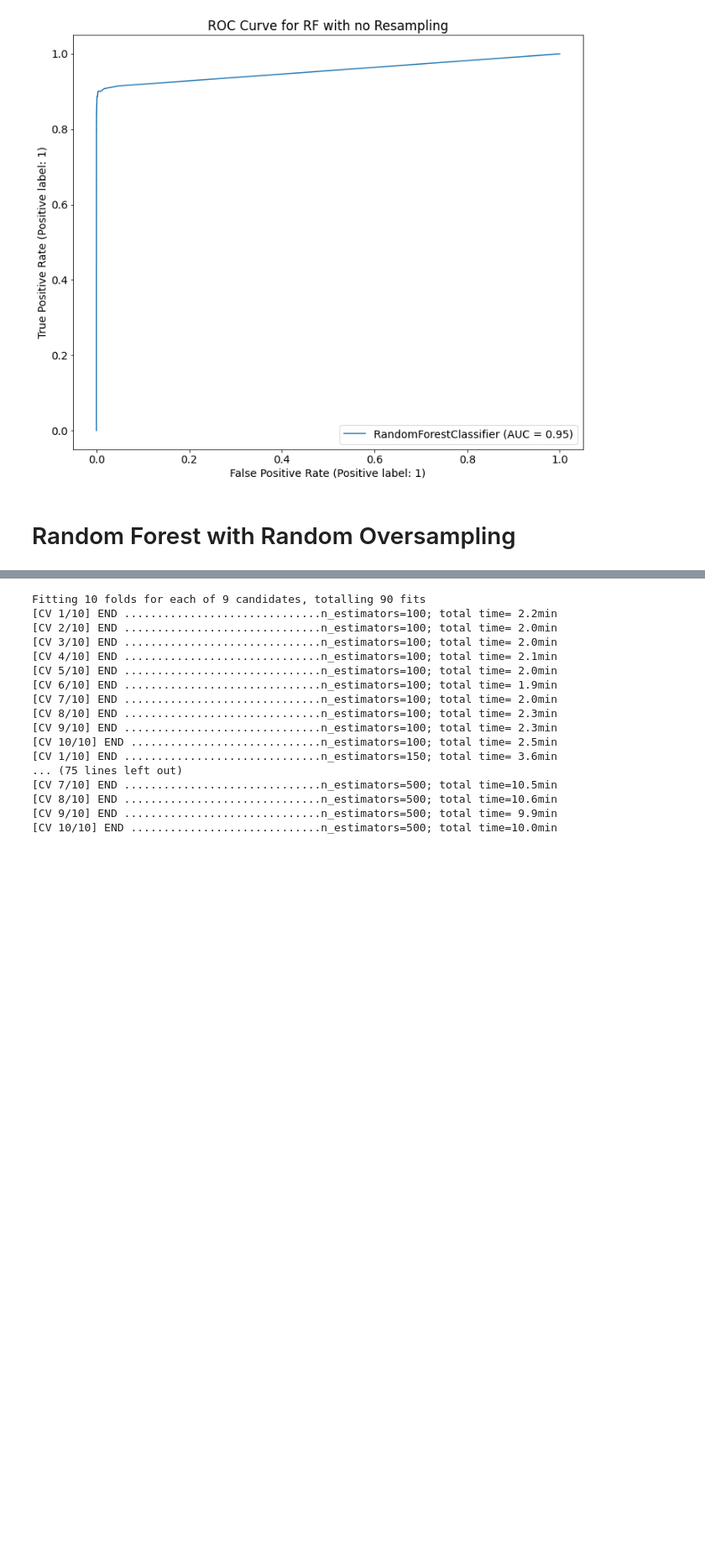
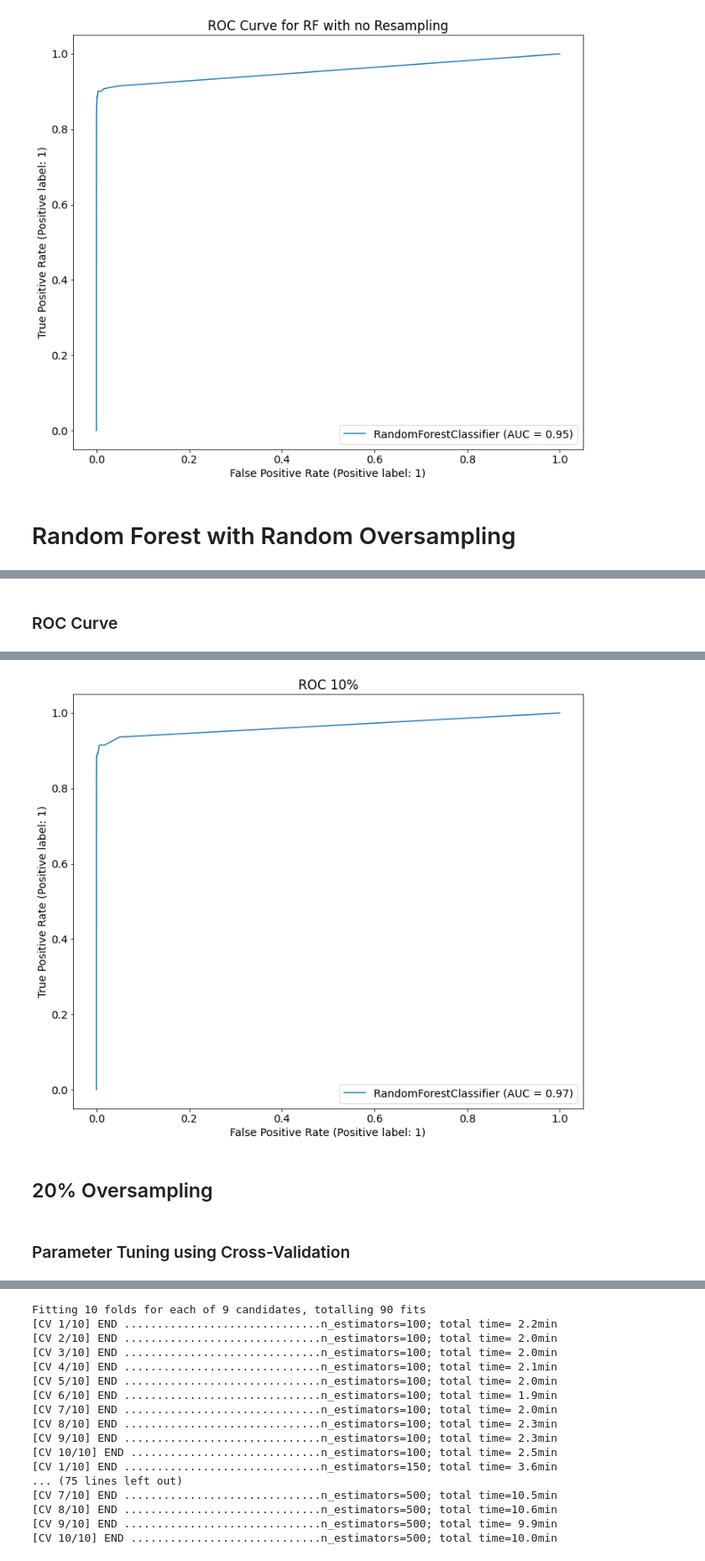
Before and after one commit to nolanspecter/Credit-Card-Fraud-Detection, a Jupyter notebook: Thesis_RF.ipynb, the cells around one changed output, grey strips where cells are left out. Shown at 84% size. Drawn from its saved outputs; the diff is of its cells as text; code cells hidden in the pictures; blank space fills up the shorter version.

```diff
--- a/Thesis_RF.ipynb
+++ b/Thesis_RF.ipynb
@@ -462,0 +641,8 @@ search_over = GridSearchCV(clf, RF_PARAM, cv=10, verbose=3)
+# %% [markdown]
+### ROC Curve
+# %%
+fig, ax = plt.subplots(figsize=(12,10))
+ax.set_title('ROC 10%')
+plot_roc_curve(RF_over, X_test, y_test, ax=ax)
+fig.savefig('ROC_RO_10.png')
+# %% [output]
@@ -462,0 +653,5 @@ search_over = GridSearchCV(clf, RF_PARAM, cv=10, verbose=3)
+[figure, added]
+# %% [markdown]
+## 20% Oversampling
+# %% [markdown]
+### Parameter Tuning using Cross-Validation
```
Also changed, not shown: parts of 193 cells of this notebook, 7 other files.
